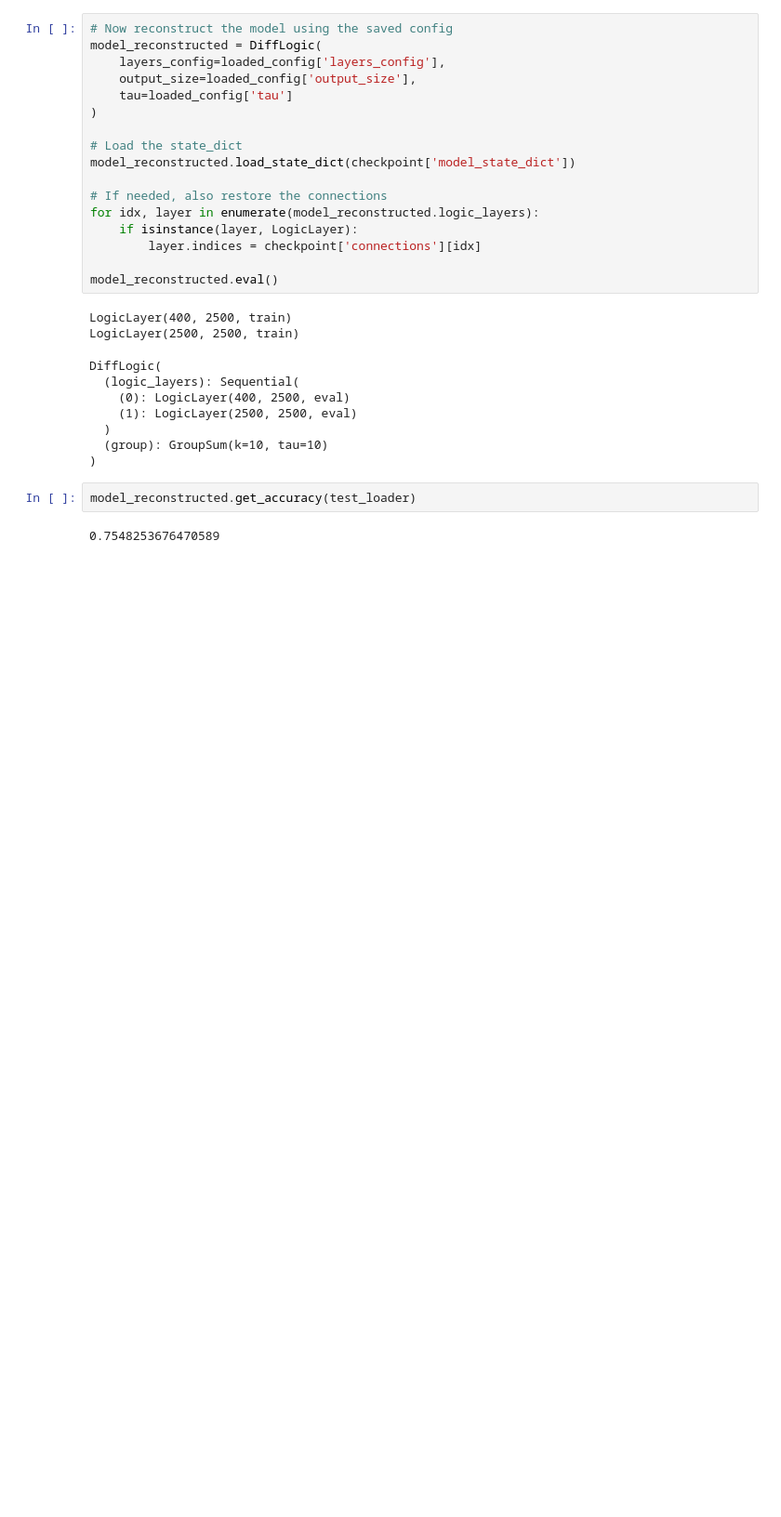
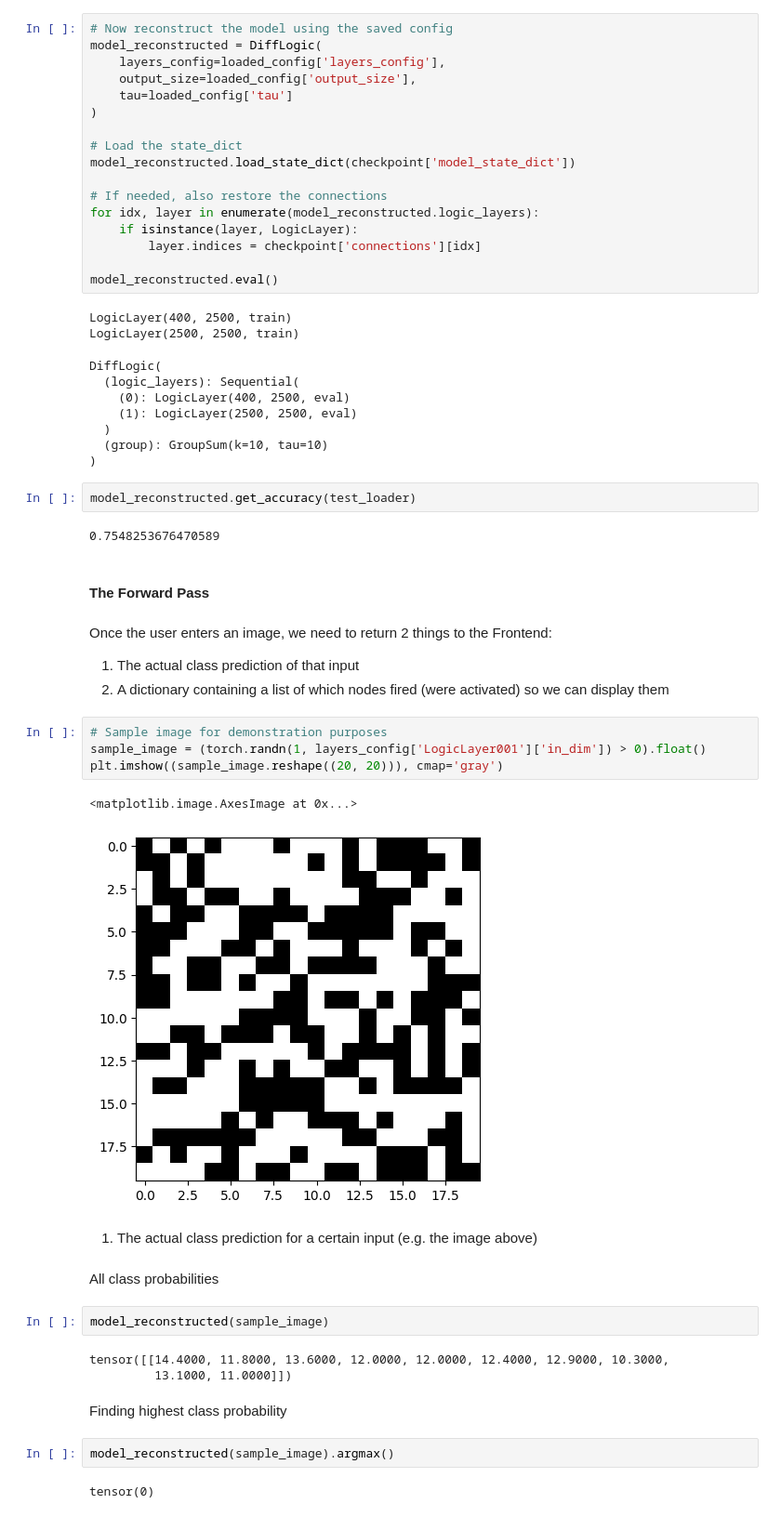
Before and after one commit to matheusmaldaner/DiffLogicVisualizer, a Jupyter notebook: model-training/cpu_difflogic.ipynb, the cells around one changed output. Shown: that part at 93% size. Saved outputs shown, nothing was run; the diff lists cells and outputs as text; blank space fills up the shorter version.

Commit message:
demo forward pass with single input

```diff
--- a/model-training/cpu_difflogic.ipynb
+++ b/model-training/cpu_difflogic.ipynb
@@ -459,3 +459,31 @@ DiffLogic(
 model_reconstructed.get_accuracy(test_loader)
 # %% [output]
 0.7548253676470589
+# %% [markdown]
+#### **The Forward Pass**
+# %% [markdown]
+Once the user enters an image, we need to return 2 things to the Frontend:
+1. The actual class prediction of that input
+2. A dictionary containing a list of which nodes fired (were activated) so we can display them
+# %%
+# Sample image for demonstration purposes
+sample_image = (torch.randn(1, layers_config['LogicLayer001']['in_dim']) > 0).float()
+plt.imshow((sample_image.reshape((20, 20))), cmap='gray')
+# %% [output]
+<matplotlib.image.AxesImage at 0x...>
+[figure, added]
+# %% [markdown]
+1. The actual class prediction for a certain input (e.g. the image above)
+# %% [markdown]
+All class probabilities
+# %%
+model_reconstructed(sample_image)
+# %% [output]
+tensor([[14.4000, 11.8000, 13.6000, 12.0000, 12.0000, 12.4000, 12.9000, 10.3000,
+         13.1000, 11.0000]])
+# %% [markdown]
+Finding highest class probability
+# %%
+model_reconstructed(sample_image).argmax()
+# %% [output]
+tensor(0)
```
Also changed, not shown: parts of 2 cells of this notebook, 1 other file.
